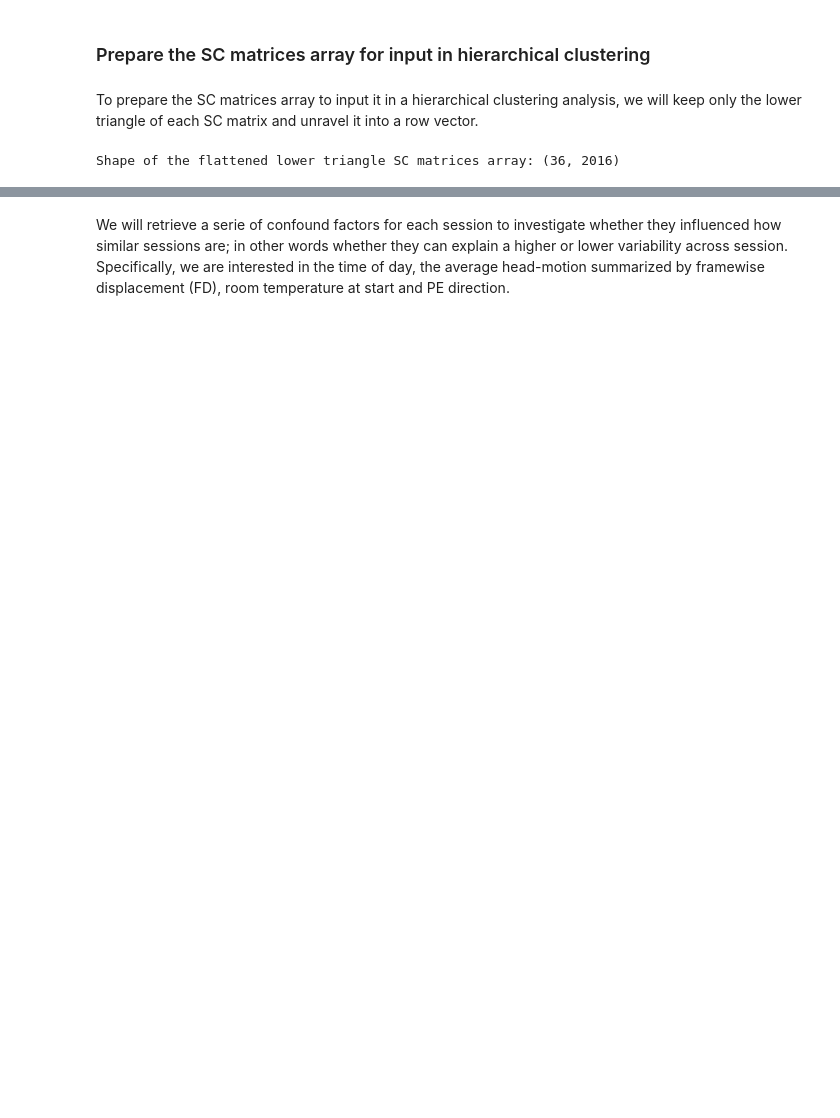
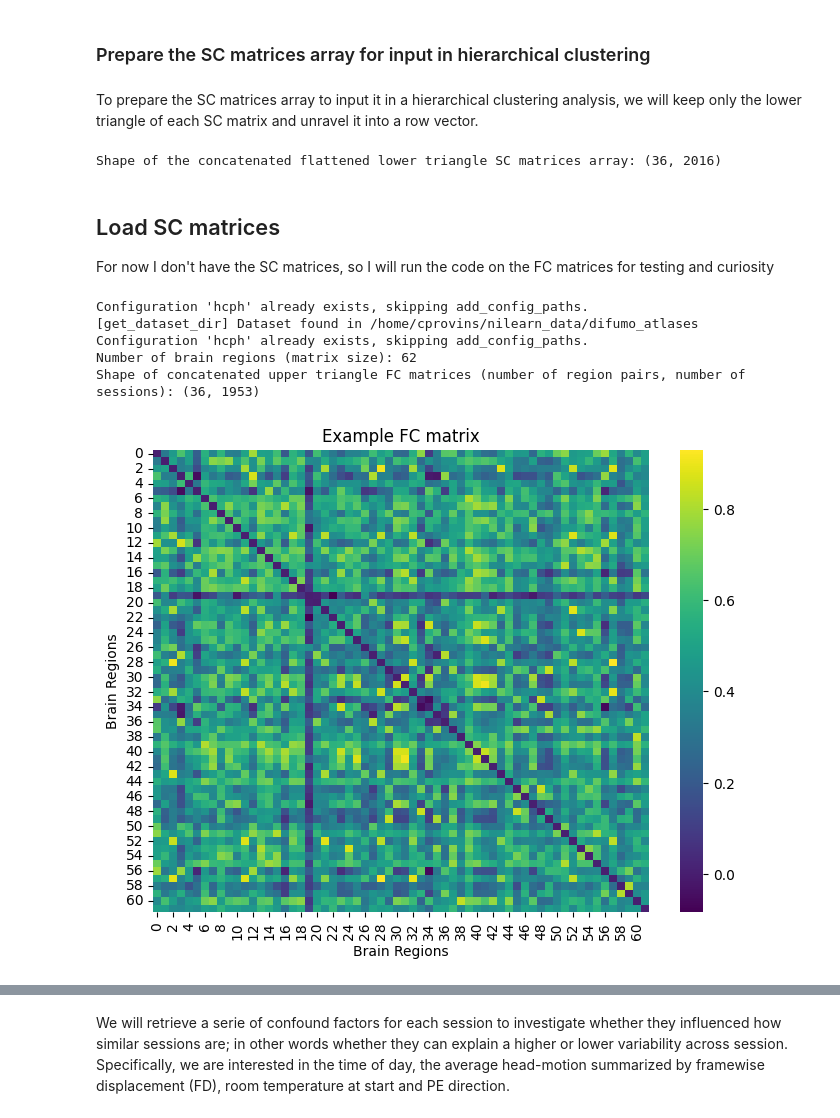
Before and after one commit to celprov/hcph-sops, a Jupyter notebook: docs/analysis/hierarchical_clustering_sc.ipynb, the cells around one changed output, grey strips where cells are left out. Cells and saved outputs as stored; diff of their text form; code cells hidden in the pictures; blank space fills up the shorter version.

```diff
--- a/docs/analysis/hierarchical_clustering_sc.ipynb
+++ b/docs/analysis/hierarchical_clustering_sc.ipynb
@@ -70,9 +65,58 @@ SC_matrices_tril = np.array(
     [SC_matrices[i][np.tril_indices(atlas_dim, k=-1)] for i in range(num_sessions)]
 )
 
-print(f"Shape of the flattened lower triangle SC matrices array: {SC_matrices_tril.shape}")
+print(f"Shape of the concatenated flattened lower triangle SC matrices array: {SC_matrices_tril.shape}")
 # Test whether the shape is as expected
 assert SC_matrices_tril.shape == (num_sessions, atlas_dim * (atlas_dim - 1) // 2)
 # %% [output]
-Shape of the flattened lower triangle SC matrices array: (36, 2016)
+Shape of the concatenated flattened lower triangle SC matrices array: (36, 2016)
+# %% [markdown]
+## Load SC matrices
+For now I don't have the SC matrices, so I will run the code on the FC matrices for testing and curiosity
+# %%
+# Set up entities_base for the matrix loading
+entities_base = {
+    'subject': '001',
+    'task': 'rsmovie',
+    'measure': metric,
+    'scale': str(atlas_dimension),
+    'fd_threshold': fdthresh_str,
+}
+
+# Load the FC matrices and associated information using the helper function
+matrices_dict = load_matrices(fc_path, entities_base, code_path)
+fc_concat = matrices_dict["conn_concat"]
+files = matrices_dict["files"]
+region_labels = matrices_dict["region_labels"]
+fc_size = matrices_dict["conn_size"]
+ses_index = matrices_dict["ses_index"]
+
+# Intialize the BIDSLayout to save the figures and their associated captions
+save_layout = init_save_layout(code_path, suppl_path)
+
+# Plot an example FC matrix (the last one loaded)
+fc_matrix = np.zeros((fc_size, fc_size))
+# reconstruct from upper triangle if needed (optional, for visualization)
+fc_matrix[np.triu_indices(fc_size, k=0)] = fc_concat[-1].flatten()
+fc_matrix += np.triu(fc_matrix, k=1).T
+plt.figure(figsize=(8,6))
+sns.heatmap(fc_matrix, cmap='viridis')
+plt.title(f"Example FC matrix")
+plt.xlabel('Brain Regions')
+plt.ylabel('Brain Regions')
+
+print(f"Number of brain regions (matrix size): {fc_size}")
+print(f"Shape of concatenated upper triangle FC matrices (number of region pairs, number of sessions): {fc_concat.shape}")
+
+# Test whether the shape is as expected
+assert fc_concat.shape == (36, fc_size * (fc_size + 1) // 2)
+
+SC_matrices_tril = fc_concat
+# %% [output]
+Configuration 'hcph' already exists, skipping add_config_paths.
+[get_dataset_dir] Dataset found in /home/cprovins/nilearn_data/difumo_atlases
+Configuration 'hcph' already exists, skipping add_config_paths.
+Number of brain regions (matrix size): 62
+Shape of concatenated upper triangle FC matrices (number of region pairs, number of sessions): (36, 1953)
+[figure, added]
 # %% [markdown]
```
Also changed, not shown: parts of 23 cells of this notebook.
